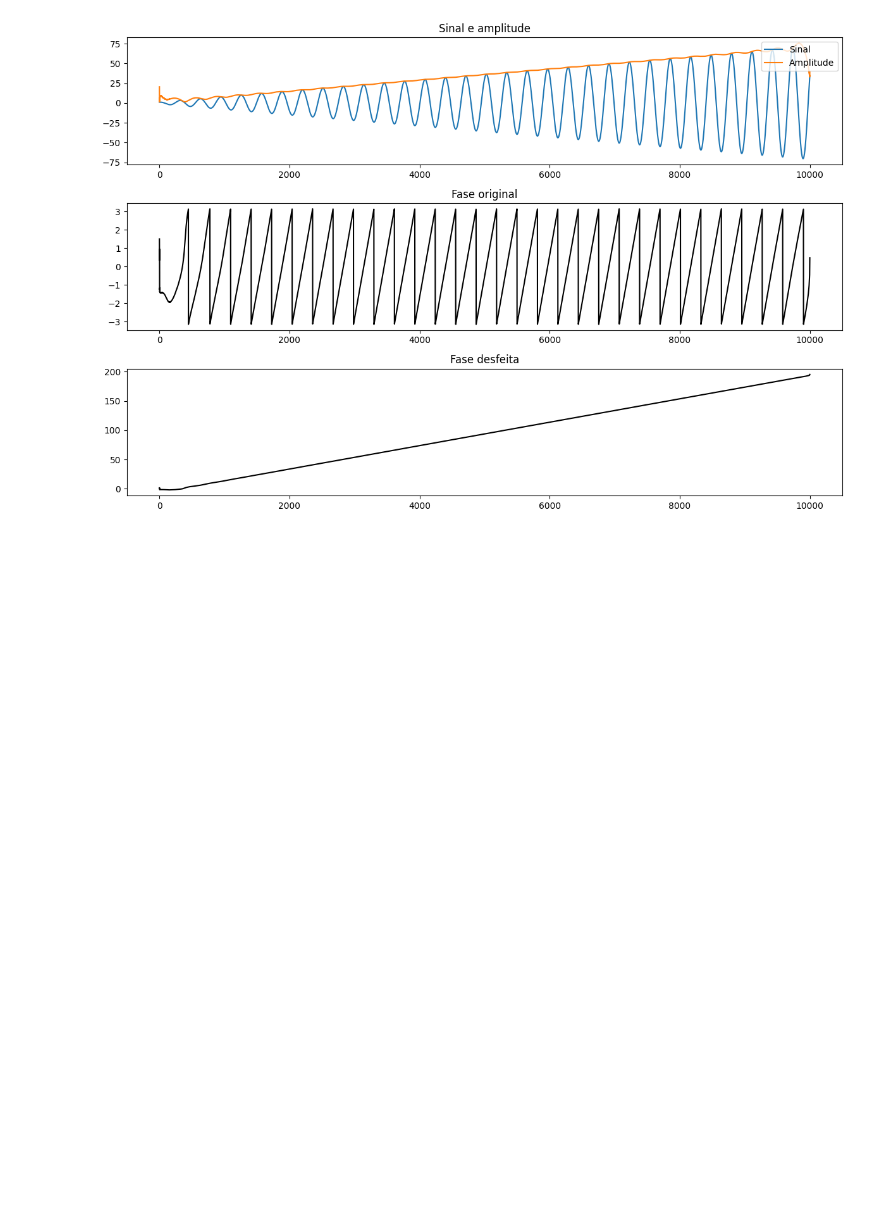
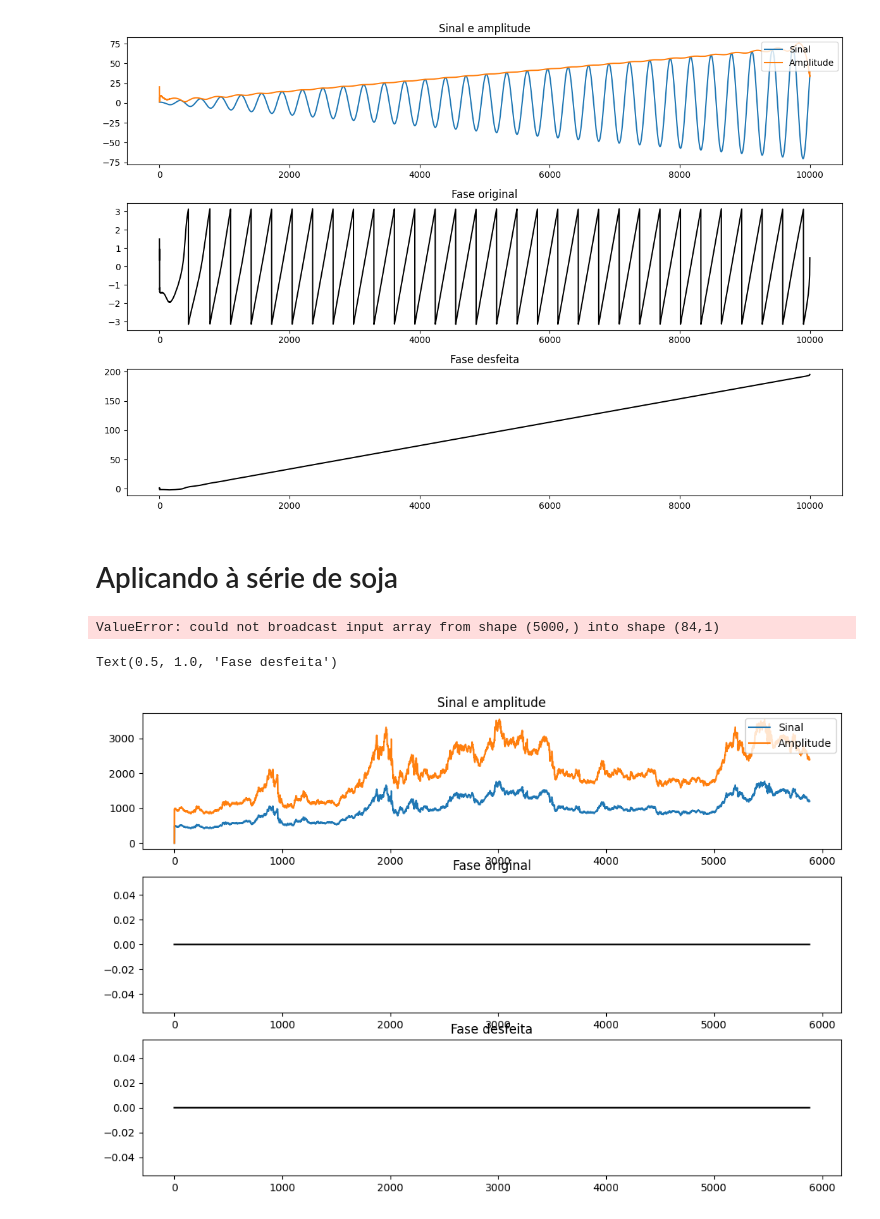
Before and after one commit to vidomirana/Analise-Sincronia-SeriesTemporais-Soja, a Jupyter notebook: Processamento_Sinais.ipynb, the cells around one changed output. Saved outputs shown, nothing was run; the diff lists cells and outputs as text; code cells hidden in the pictures; blank space fills up the shorter version.

Commit message:
Tentativa de analisar a série de soja com fourier

```diff
--- a/Processamento_Sinais.ipynb
+++ b/Processamento_Sinais.ipynb
@@ -178,3 +178,5 @@ ax[2].set_title('Fase desfeita')
 plt.tight_layout()
 # %% [output]
 [figure]
+# %% [markdown]
+# Aplicando à série de soja
@@ -180,0 +186,41 @@ plt.tight_layout()
+# %%
+lista_codigos = ['ZS=F']  #soja grão
+dados_yahoo = YahooFinancials(lista_codigos)
+preco_diario = dados_yahoo.get_historical_price_data('1999-01-01', '2024-02-07', 'daily')
+precos_soja = pd.DataFrame({a: {x['formatted_date']: x['adjclose'] for x in preco_diario[a]['prices']} for a in lista_codigos})
+
+# Pré-processamento
+precos_soja.reset_index(inplace=True)
+precos_soja = precos_soja.rename(columns={'index':'Data'}).copy()
+precos_soja.set_index('Data', inplace=True)
+precos_soja.index = pd.to_datetime(precos_soja.index)
+
+precos_soja = precos_soja.dropna()
+# %%
+soja_fft = np.fft.fft(precos_soja)
+soja_fft[0] = 0
+soja_fft[5800:10800] = np.zeros(5000)  #verificar isso
+soja_ifft = np.fft.ifft(soja_fft) / precos_soja.size
+
+amp = 2*np.abs(soja_ifft)
+
+fase = np.arctan2(np.imag(soja_ifft), np.real(soja_ifft))
+unwrapped_phase = np.unwrap(fase)
+# %% [output]
+ValueError: could not broadcast input array from shape (5000,) into shape (84,1)
+# %%
+fig, ax = plt.subplots(3,1, figsize=(12,8))    #consertar!!!!
+
+ax[0].plot(soja_fft, label='Sinal')
+ax[0].plot(precos_soja.size*amp, label='Amplitude')
+ax[0].legend(loc='upper right')
+ax[0].set_title('Sinal e amplitude')
+
+ax[1].plot(fase, color='black')
+ax[1].set_title('Fase original')
+
+ax[2].plot(unwrapped_phase, color='black')
+ax[2].set_title('Fase desfeita')
+# %% [output]
+Text(0.5, 1.0, 'Fase desfeita')
+[figure, added]
```
Also changed, not shown: parts of 1 cell of this notebook.
